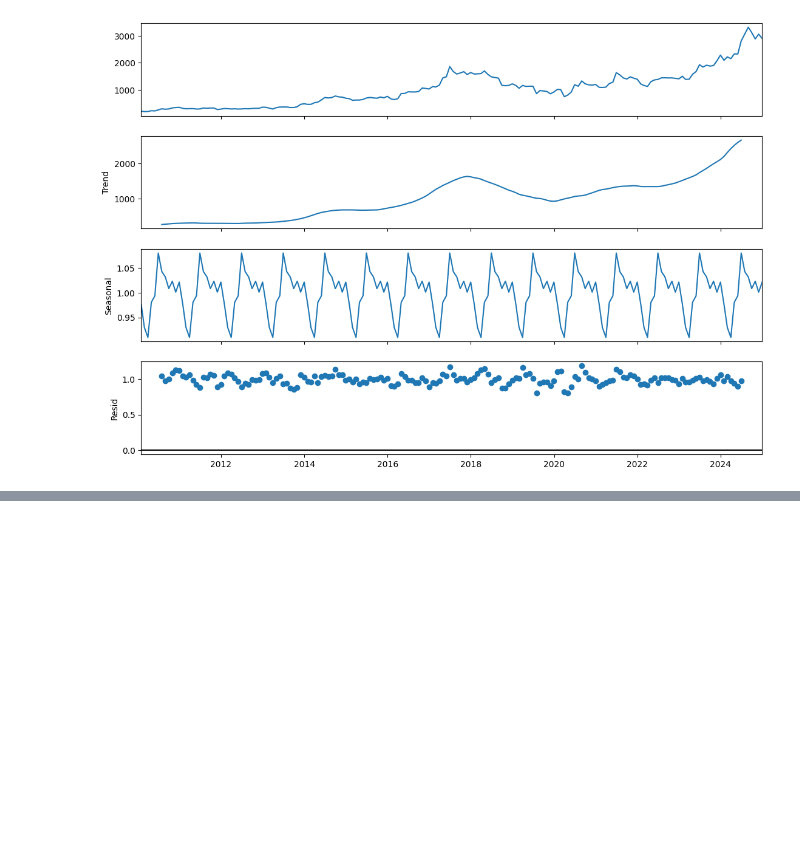
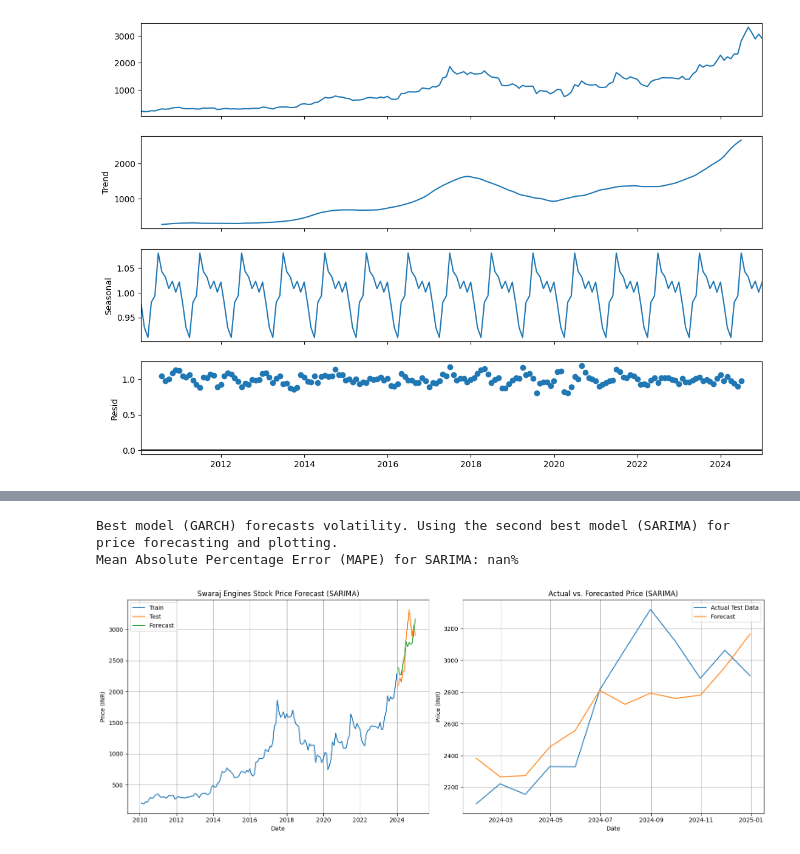
Before and after one commit to Mait07/Stock-Price-with-Time-Series-Analysis, a Jupyter notebook: Swaraj_Eng_Stock.ipynb, the cells around one changed output, grey strips where cells are left out. Saved outputs shown, nothing was run; the diff lists cells and outputs as text; code cells hidden in the pictures; blank space fills up the shorter version.

```diff
--- a/Swaraj_Eng_Stock.ipynb
+++ b/Swaraj_Eng_Stock.ipynb
@@ -353,0 +371,62 @@ plt.show()
+# %%
+# Identify the best and second-best models
+sorted_rmse = sorted(rmse_scores.items(), key=lambda item: item[1])
+best_model_name = sorted_rmse[0][0]
+
+# Determine the model to use for plotting
+if best_model_name == 'GARCH':
+    if len(sorted_rmse) > 1:
+        plot_model_name = sorted_rmse[1][0]  # Use the second best model if GARCH is the best
+        print(f"\nBest model (GARCH) forecasts volatility. Using the second best model ({plot_model_name}) for price forecasting and plotting.")
+    else:
+        print("\nOnly one model (GARCH) was fitted. Cannot plot price forecast.")
+        plot_model_name = None # No other model to plot
+else:
+    plot_model_name = best_model_name # Use the best model if it's not GARCH
+    print(f"\nBest model ({best_model_name}) is not GARCH. Using {best_model_name} for price forecasting and plotting.")
+
+
+if plot_model_name:
+    plot_model = models[plot_model_name]
+
+    # Step 7: Forecast with the selected model
+    if plot_model_name in ['ARIMA', 'SARIMA', 'SES']:
+        forecast = plot_model.forecast(steps=12)
+    else:
+         # This case should ideally not be reached if GARCH is handled, but as a fallback
+         print(f"Warning: Unable to generate price forecast for model type: {plot_model_name}")
+         forecast = test * np.nan # Create a series of NaNs with the test index
+
+
+    # Calculate MAPE for the selected model's forecast
+    mape = np.mean(np.abs((test - forecast) / test)) * 100
+    print(f"Mean Absolute Percentage Error (MAPE) for {plot_model_name}: {mape:.2f}%")
+
+    # Forecast plot with the selected model
+    fig, axes = plt.subplots(1, 2, figsize=(16, 6))
+
+    # Plot 1: Train, Test, and Forecast
+    axes[0].plot(train.index, train, label='Train')
+    axes[0].plot(test.index, test, label='Test')
+    axes[0].plot(test.index, forecast, label='Forecast')
+    axes[0].set_title(f'Swaraj Engines Stock Price Forecast ({plot_model_name})')
+    axes[0].set_xlabel('Date')
+    axes[0].set_ylabel('Price (INR)')
+    axes[0].legend()
+    axes[0].grid(True)
+
+    # Plot 2: Test vs. Forecast
+    axes[1].plot(test.index, test, label='Actual Test Data')
+    axes[1].plot(test.index, forecast, label='Forecast')
+    axes[1].set_title(f'Actual vs. Forecasted Price ({plot_model_name})')
+    axes[1].set_xlabel('Date')
+    axes[1].set_ylabel('Price (INR)')
+    axes[1].legend()
+    axes[1].grid(True)
+
+    plt.tight_layout()
+    plt.show()
+# %% [output]
+Best model (GARCH) forecasts volatility. Using the second best model (SARIMA) for price forecasting and plotting.
+Mean Absolute Percentage Error (MAPE) for SARIMA: nan%
+[figure, added]
```
Also changed, not shown: parts of 4 cells of this notebook.
